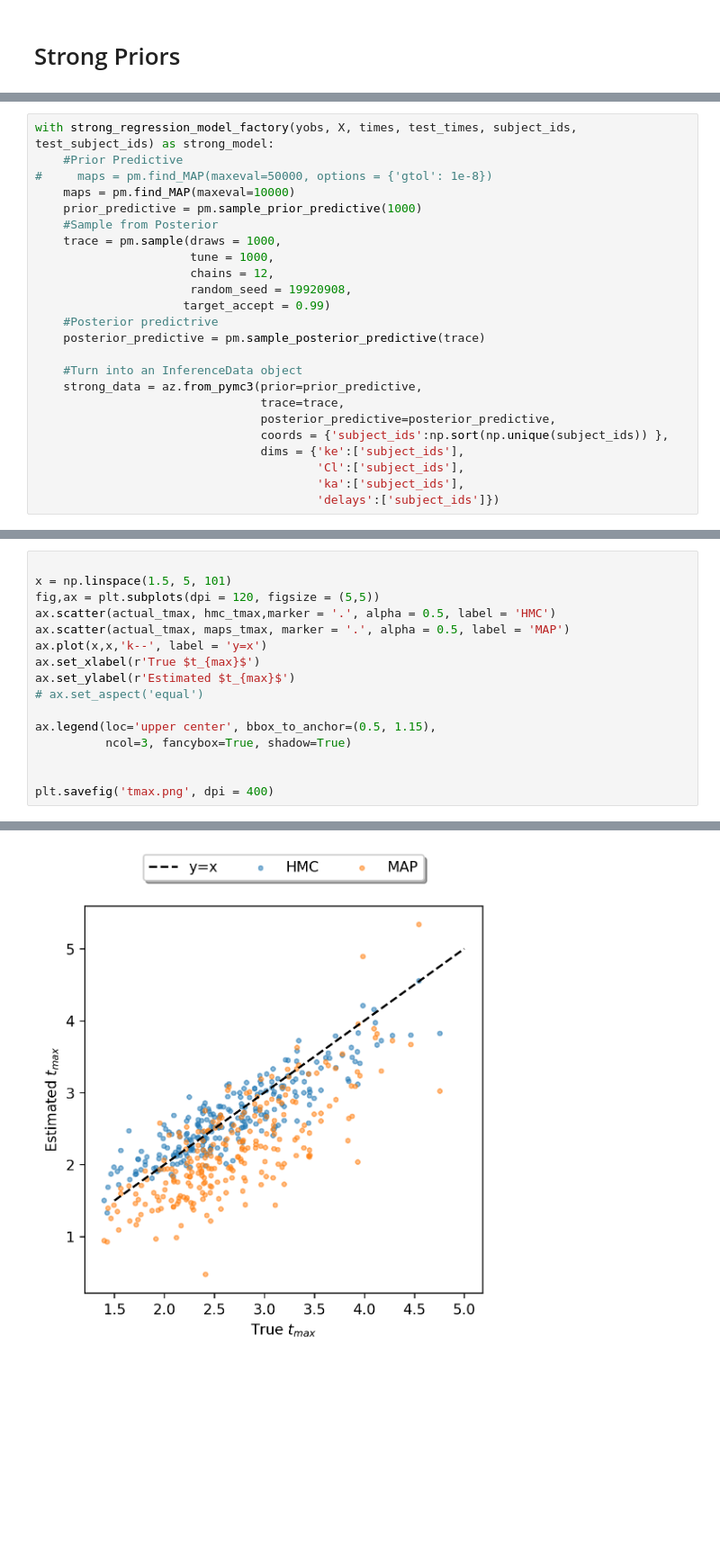
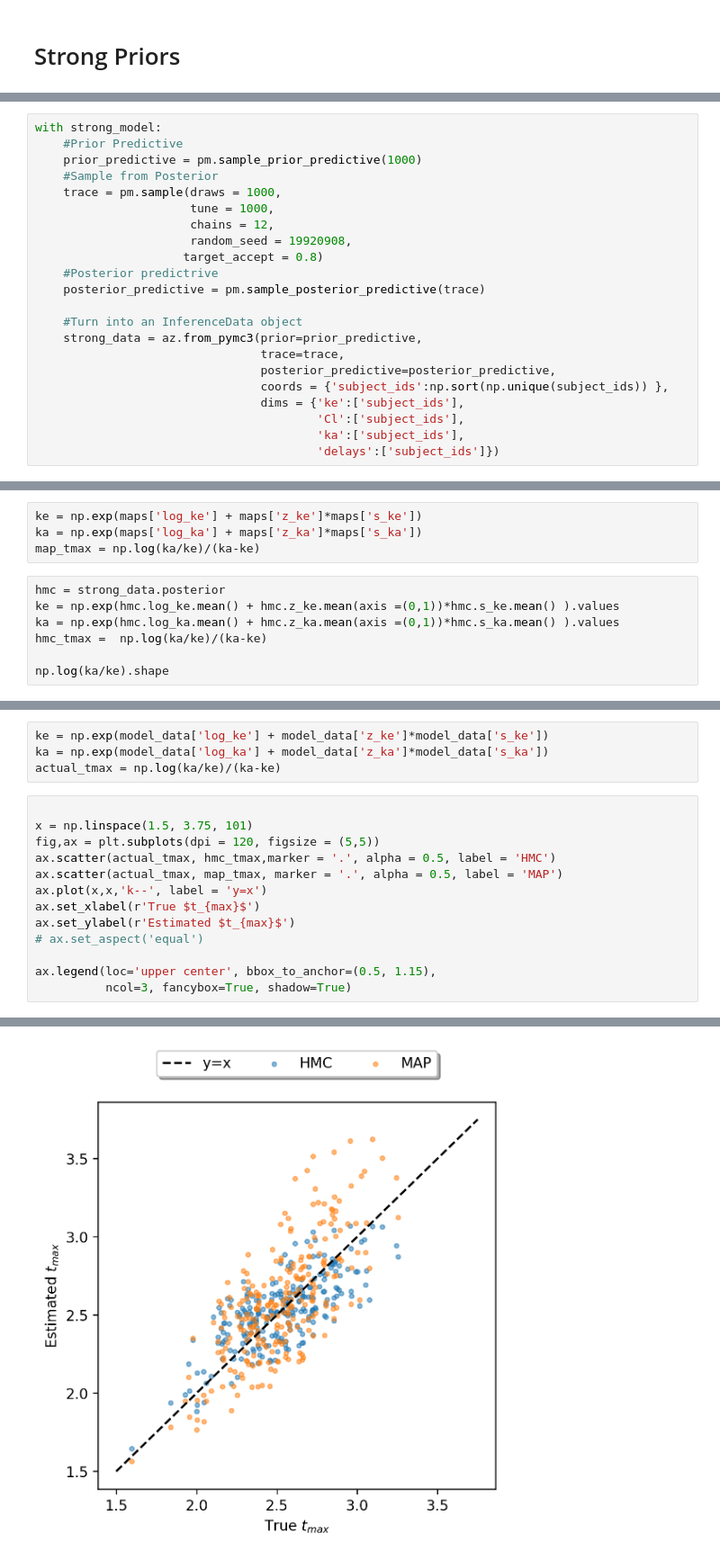
Before and after one commit to Dpananos/PKBayes, a Jupyter notebook: RegressionExperiment.ipynb, the cells around one changed output, grey strips where cells are left out. Shown at 90% size. Drawn from its saved outputs; the diff is of its cells as text; blank space fills up the shorter version.

```diff
--- a/RegressionExperiment.ipynb
+++ b/RegressionExperiment.ipynb
@@ -70,15 +95,13 @@ g.map_dataframe(sns.scatterplot, 'times','yobs', hue = 'condition')
 # %%
-with strong_regression_model_factory(yobs, X, times, test_times, subject_ids, test_subject_ids) as strong_model:
+with strong_model:
     #Prior Predictive
-#     maps = pm.find_MAP(maxeval=50000, options = {'gtol': 1e-8})
-    maps = pm.find_MAP(maxeval=10000)
     prior_predictive = pm.sample_prior_predictive(1000)
     #Sample from Posterior
     trace = pm.sample(draws = 1000,
                       tune = 1000,
                       chains = 12,
                       random_seed = 19920908,
-                     target_accept = 0.99)
+                     target_accept = 0.8)
     #Posterior predictrive
     posterior_predictive = pm.sample_posterior_predictive(trace)
 
@@ -140,0 +167,11 @@ actual_tmax = np.log(model_data['ka']/model_data['ke'])/(model_data['ka'] - mode
+# %%
+ke = np.exp(maps['log_ke'] + maps['z_ke']*maps['s_ke'])
+ka = np.exp(maps['log_ka'] + maps['z_ka']*maps['s_ka'])
+map_tmax = np.log(ka/ke)/(ka-ke)
+# %%
+hmc = strong_data.posterior
+ke = np.exp(hmc.log_ke.mean() + hmc.z_ke.mean(axis =(0,1))*hmc.s_ke.mean() ).values
+ka = np.exp(hmc.log_ka.mean() + hmc.z_ka.mean(axis =(0,1))*hmc.s_ka.mean() ).values
+hmc_tmax =  np.log(ka/ke)/(ka-ke)
+
+np.log(ka/ke).shape
@@ -141,9 +180,13 @@ actual_tmax = np.log(model_data['ka']/model_data['ke'])/(model_data['ka'] - mode
+# %%
+ke = np.exp(model_data['log_ke'] + model_data['z_ke']*model_data['s_ke'])
+ka = np.exp(model_data['log_ka'] + model_data['z_ka']*model_data['s_ka'])
+actual_tmax = np.log(ka/ke)/(ka-ke)
 # %%
 
-x = np.linspace(1.5, 5, 101)
+x = np.linspace(1.5, 3.75, 101)
 fig,ax = plt.subplots(dpi = 120, figsize = (5,5))
 ax.scatter(actual_tmax, hmc_tmax,marker = '.', alpha = 0.5, label = 'HMC')
-ax.scatter(actual_tmax, maps_tmax, marker = '.', alpha = 0.5, label = 'MAP')
+ax.scatter(actual_tmax, map_tmax, marker = '.', alpha = 0.5, label = 'MAP')
 ax.plot(x,x,'k--', label = 'y=x')
 ax.set_xlabel(r'True $t_{max}$')
 ax.set_ylabel(r'Estimated $t_{max}$')
@@ -151,7 +194,4 @@ ax.set_ylabel(r'Estimated $t_{max}$')
 
 ax.legend(loc='upper center', bbox_to_anchor=(0.5, 1.15),
           ncol=3, fancybox=True, shadow=True)
-
-
-plt.savefig('tmax.png', dpi = 400)
 # %% [output]
@@ -158 +199 @@ plt.savefig('tmax.png', dpi = 400)
-[figure, old version]
+[figure, new version]
```
Also changed, not shown: parts of 25 cells of this notebook, 27 other files.
